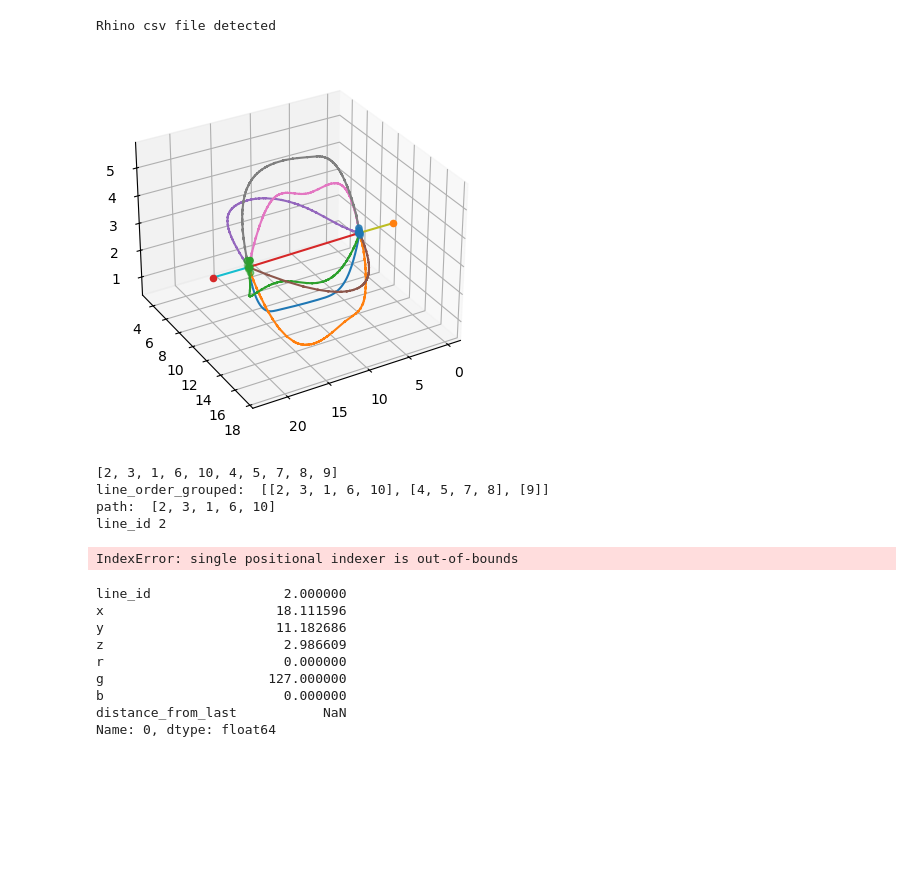
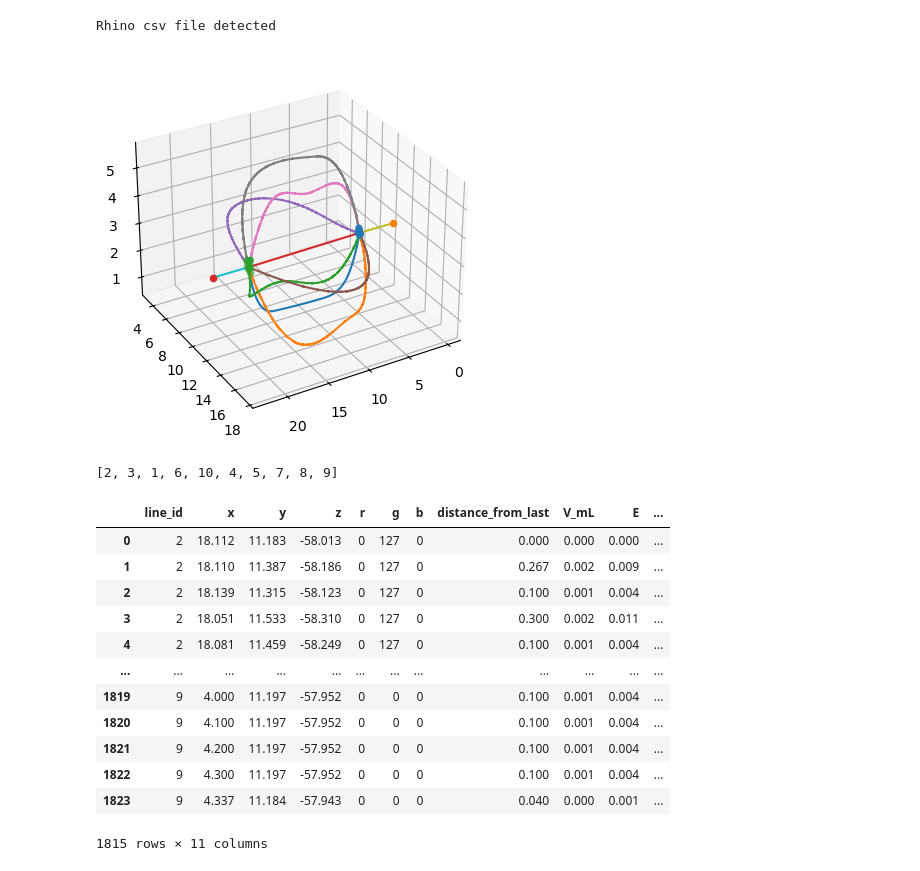
Before and after one commit to joeforth/fractal_slicer, a Jupyter notebook: fractal_slicer_v0-2.ipynb, the cells around one changed output. Drawn from its saved outputs; the diff is of its cells as text; code cells hidden in the pictures; blank space fills up the shorter version.

```diff
--- a/fractal_slicer_v0-2.ipynb
+++ b/fractal_slicer_v0-2.ipynb
@@ -1,51 +1,35 @@
 # %%
 from fracprint import processor
 from fracprint import writer
 
 # Parameters to vary
 filedir = './test_files/'       # Directory of the file you're loading
-
-# filename = 'test_squiggle_2d.csv'       # Name of the file you're loading
-# filetype = 'inkscape'
-
 filename = '3Dblood27.11.txt'
-filetype = 'rhino'
 
 # Settings
-f_print = 500    # Printhead speed in mm / min
 d = 0.1   # Target fibril diameter in mm
 floor = -61           # Lowest point on print
-res = 0.01  # Pattern resolution in mm
+f_print = 500    # Printhead speed in mm / min
 
-# Offset settings - to be removed
-x_dim, y_dim = 17., 10.       # x, y dimensions of the container you're printing into
-x_trans, y_trans = 0., 0.    # Distance by which to translate the pattern
-inlet_d = 0.                 # Length of the inlet / outlet ports in mm
-
-# df, line_order_grouped = processor.shape_prep(filedir, filename, filetype, x_dim, y_dim, inlet_d, x_trans, y_trans, res)
-df, line_order_grouped = processor.shape_prep(filedir, filename, filetype, x_dim, y_dim, inlet_d, x_trans, y_trans, res)
+df, line_order_grouped = processor.shape_prep(filedir, filename)
 
 df_print = writer.gcode_writer(df, line_order_grouped, f_print, d, floor)
 df_print
 # %% [output]
 Rhino csv file detected
 [figure]
 [2, 3, 1, 6, 10, 4, 5, 7, 8, 9]
-line_order_grouped:  [[2, 3, 1, 6, 10], [4, 5, 7, 8], [9]]
-path:  [2, 3, 1, 6, 10]
-line_id 2
+|  | line_id | x | y | z | r | g | b | distance_from_last | V_mL | E | ... |
+| 0 | 2 | 18.112 | 11.183 | -58.013 | 0 | 127 | 0 | 0.000 | 0.000 | 0.000 | ... |
+| 1 | 2 | 18.110 | 11.387 | -58.186 | 0 | 127 | 0 | 0.267 | 0.002 | 0.009 | ... |
+| 2 | 2 | 18.139 | 11.315 | -58.123 | 0 | 127 | 0 | 0.100 | 0.001 | 0.004 | ... |
+| 3 | 2 | 18.051 | 11.533 | -58.310 | 0 | 127 | 0 | 0.300 | 0.002 | 0.011 | ... |
+| 4 | 2 | 18.081 | 11.459 | -58.249 | 0 | 127 | 0 | 0.100 | 0.001 | 0.004 | ... |
+| ... | ... | ... | ... | ... | ... | ... | ... | ... | ... | ... | ... |
+| 1819 | 9 | 4.000 | 11.197 | -57.952 | 0 | 0 | 0 | 0.100 | 0.001 | 0.004 | ... |
+| 1820 | 9 | 4.100 | 11.197 | -57.952 | 0 | 0 | 0 | 0.100 | 0.001 | 0.004 | ... |
+| 1821 | 9 | 4.200 | 11.197 | -57.952 | 0 | 0 | 0 | 0.100 | 0.001 | 0.004 | ... |
+| 1822 | 9 | 4.300 | 11.197 | -57.952 | 0 | 0 | 0 | 0.100 | 0.001 | 0.004 | ... |
+| 1823 | 9 | 4.337 | 11.184 | -57.943 | 0 | 0 | 0 | 0.040 | 0.000 | 0.001 | ... |
-IndexError: single positional indexer is out-of-bounds
+1815 rows × 11 columns
-# %%
-line = line_order_grouped[0][0]
-df[df['line_id'] == line].iloc[0]
-# %% [output]
-line_id                 2.000000
-x                      18.111596
-y                      11.182686
-z                       2.986609
-r                       0.000000
-g                     127.000000
-b                       0.000000
-distance_from_last           NaN
-Name: 0, dtype: float64
 # %%
```
Also changed, not shown: parts of 1 cell of this notebook, 4 other files.
